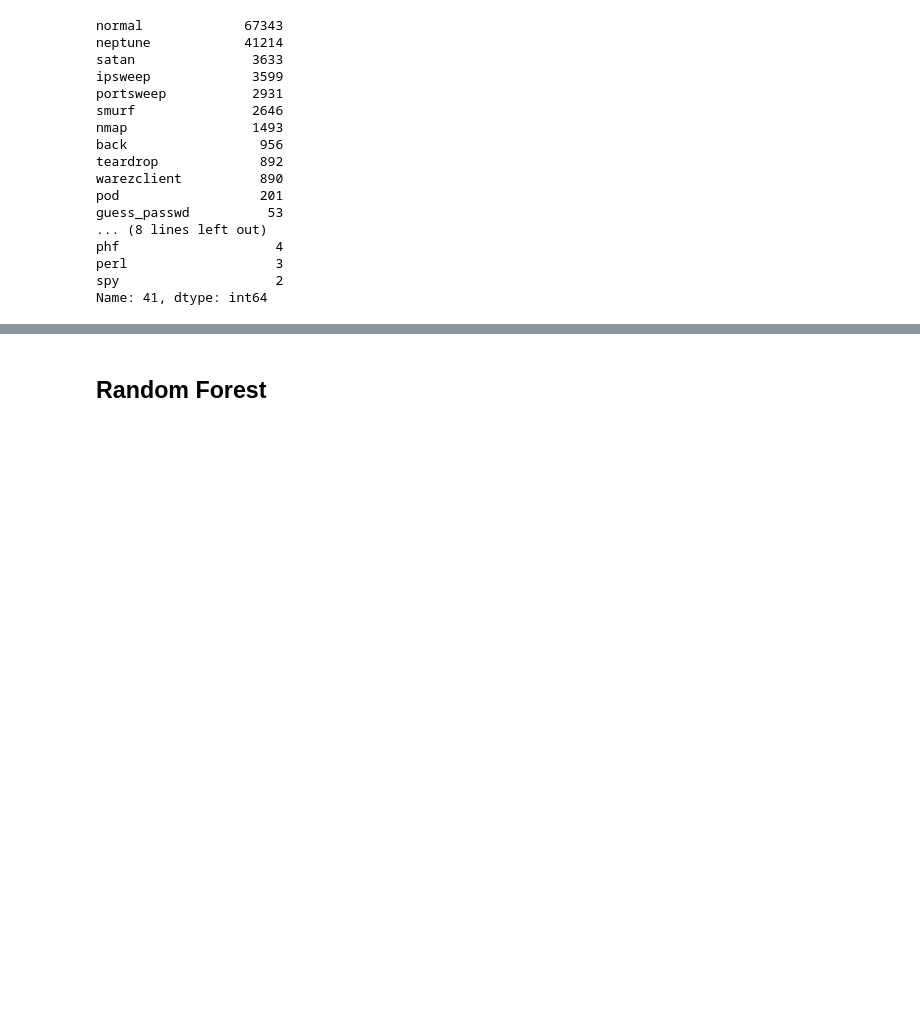
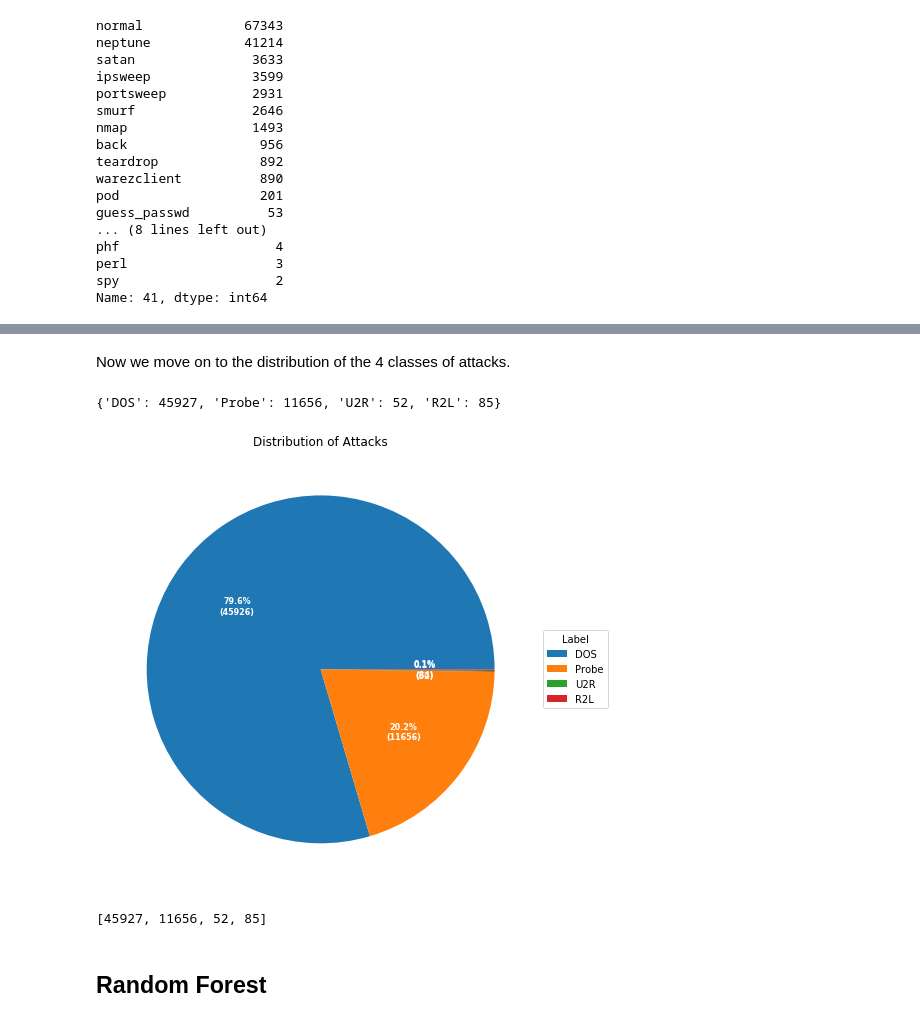
Before and after one commit to bhvya1505/Intrusion-Detection, a Jupyter notebook: Performance Evaluation of Supervised Machine Learning Algorithms for Intrusion Detection.ipynb, the cells around one changed output, grey strips where cells are left out. Drawn from its saved outputs; the diff is of its cells as text; code cells hidden in the pictures; blank space fills up the shorter version.

```diff
--- a/Performance Evaluation of Supervised Machine Learning Algorithms for Intrusion Detection.ipynb
+++ b/Performance Evaluation of Supervised Machine Learning Algorithms for Intrusion Detection.ipynb
@@ -153,0 +166,44 @@ train
+# %% [markdown]
+Now we move on to the distribution of the 4 classes of attacks.
+# %%
+DOS = ['apache2','back','land','neptune','mailbomb','pod','processtable','smurf','teardrop','upstorm','worm']
+Probe = ['ipsweep','nmap','mscan','portsweep','saint','satan']
+U2R = ['buffer_overflow','loadmodule','perl','ps','rootkit','sqlattack','xterm']
+R2L = ['ftp_write','guess_passwd','httptunnel','imap','multihop','named','phf','sendmail','Snmpgetattack','spy','snmpguess','warzclient','warzmaster','xlock','xsnoop']
+count = {'DOS':0, 'Probe':0, 'U2R':0, 'R2L':0}
+for attack in train[41]:
+    if attack in DOS:
+        count['DOS'] += 1
+    elif attack in Probe:
+        count['Probe'] += 1
+    elif attack in U2R:
+        count['U2R'] += 1
+    elif attack in R2L:
+        count['R2L'] += 1
+count
+# %% [output]
+{'DOS': 45927, 'Probe': 11656, 'U2R': 52, 'R2L': 85}
+# %%
+data = list(count.values())
+lab = list(count.keys())
+fig, ax = plt.subplots(figsize=(8,8), subplot_kw=dict(aspect="equal"))
+def func(pct, allvals):
+    absolute = int(pct/100.*np.sum(allvals))
+    return "{:.1f}%\n({:d})".format(pct, absolute)
+
+wedges, texts, autotexts = ax.pie(data, autopct=lambda pct: func(pct, data),
+                                  textprops=dict(color="w"))
+ax.legend(wedges, lab,
+          title="Label",
+          loc="center left",
+          bbox_to_anchor=(1, 0, 0.5, 1))
+
+plt.setp(autotexts, size=8, weight="bold")
+
+ax.set_title("Distribution of Attacks")
+
+plt.show()
+data
+# %% [output]
+[figure, added]
+[45927, 11656, 52, 85]
```
Also changed, not shown: parts of 12 cells of this notebook.
